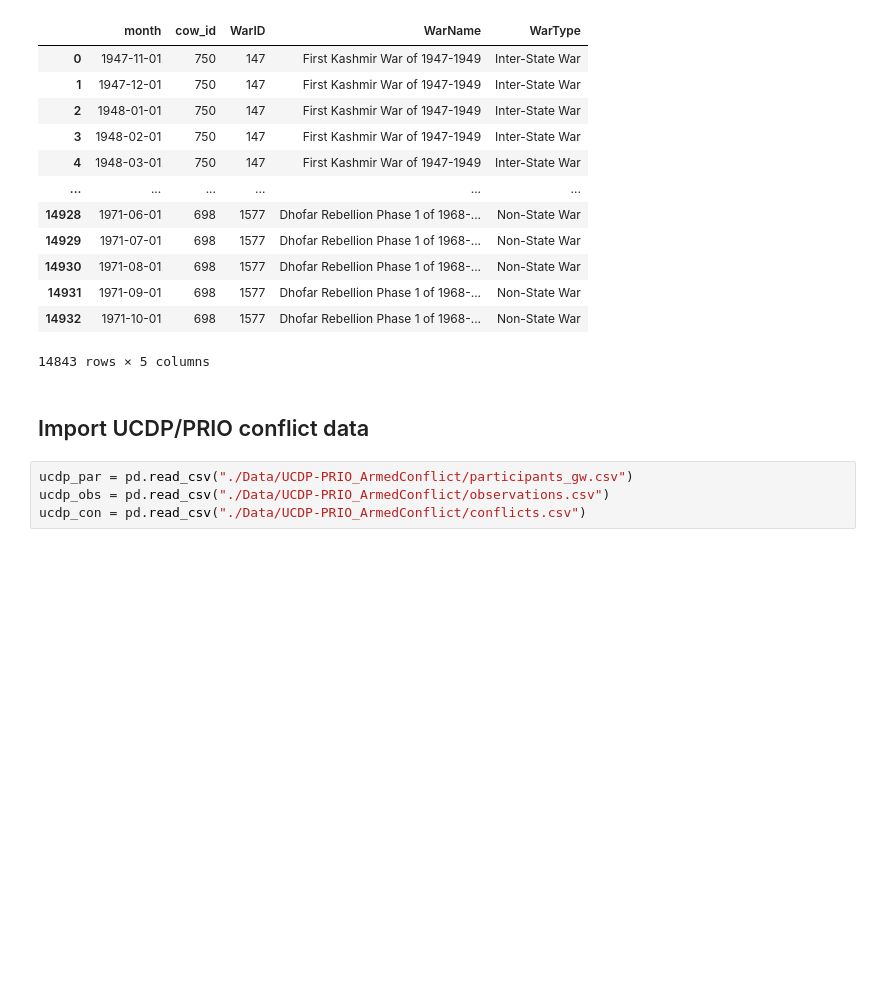
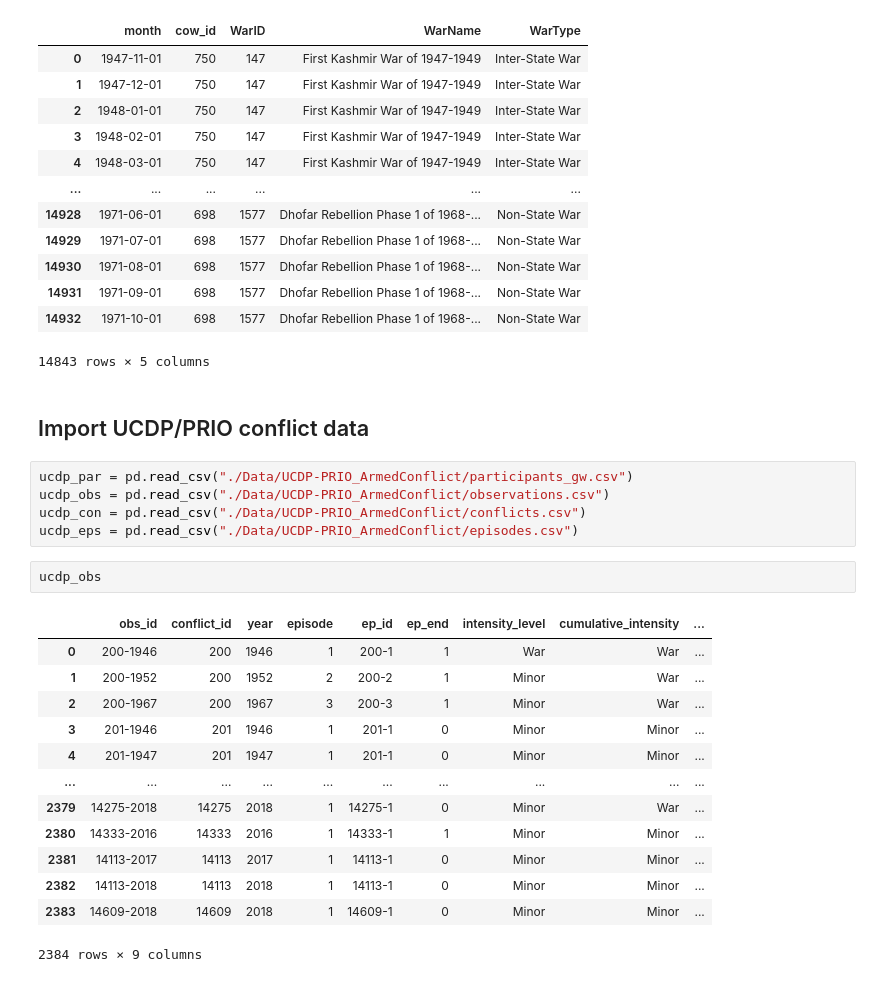
Before and after one commit to jenna-jordan/IS590DV-FinalProject, a Jupyter notebook: Map of CoW vs UCDP.ipynb, the cells around one changed output. Drawn from its saved outputs; the diff is of its cells as text; blank space fills up the shorter version.

```diff
--- a/Map of CoW vs UCDP.ipynb
+++ b/Map of CoW vs UCDP.ipynb
@@ -225,3 +204,20 @@ cow_war_ts
 ucdp_par = pd.read_csv("./Data/UCDP-PRIO_ArmedConflict/participants_gw.csv")
 ucdp_obs = pd.read_csv("./Data/UCDP-PRIO_ArmedConflict/observations.csv")
 ucdp_con = pd.read_csv("./Data/UCDP-PRIO_ArmedConflict/conflicts.csv")
+ucdp_eps = pd.read_csv("./Data/UCDP-PRIO_ArmedConflict/episodes.csv")
+# %%
+ucdp_obs
+# %% [output]
+|  | obs_id | conflict_id | year | episode | ep_id | ep_end | intensity_level | cumulative_intensity | ... |
+| 0 | 200-1946 | 200 | 1946 | 1 | 200-1 | 1 | War | War | ... |
+| 1 | 200-1952 | 200 | 1952 | 2 | 200-2 | 1 | Minor | War | ... |
+| 2 | 200-1967 | 200 | 1967 | 3 | 200-3 | 1 | Minor | War | ... |
+| 3 | 201-1946 | 201 | 1946 | 1 | 201-1 | 0 | Minor | Minor | ... |
+| 4 | 201-1947 | 201 | 1947 | 1 | 201-1 | 0 | Minor | Minor | ... |
+| ... | ... | ... | ... | ... | ... | ... | ... | ... | ... |
+| 2379 | 14275-2018 | 14275 | 2018 | 1 | 14275-1 | 0 | Minor | War | ... |
+| 2380 | 14333-2016 | 14333 | 2016 | 1 | 14333-1 | 1 | Minor | Minor | ... |
+| 2381 | 14113-2017 | 14113 | 2017 | 1 | 14113-1 | 0 | Minor | Minor | ... |
+| 2382 | 14113-2018 | 14113 | 2018 | 1 | 14113-1 | 0 | Minor | Minor | ... |
+| 2383 | 14609-2018 | 14609 | 2018 | 1 | 14609-1 | 0 | Minor | Minor | ... |
+2384 rows × 9 columns
```
Also changed, not shown: parts of 8 cells of this notebook, 1 other file.
